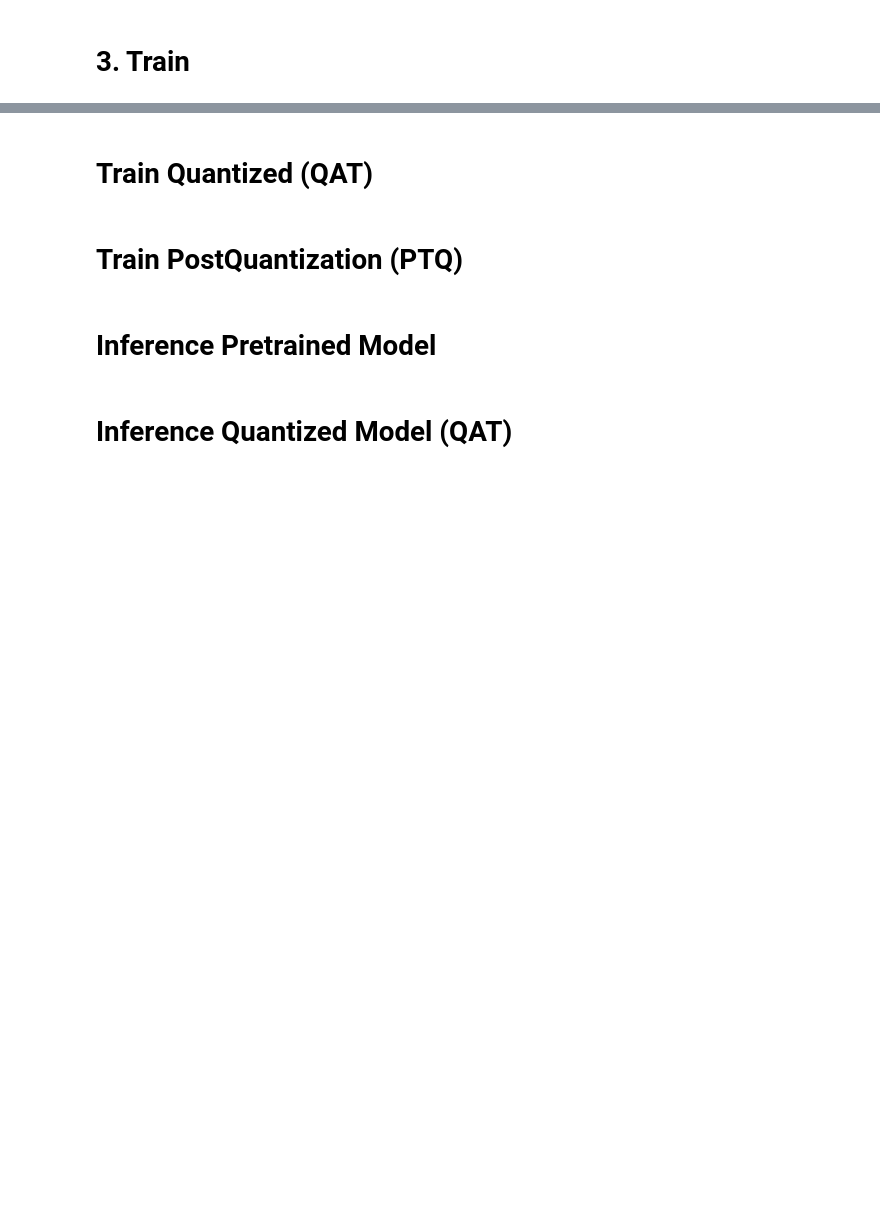
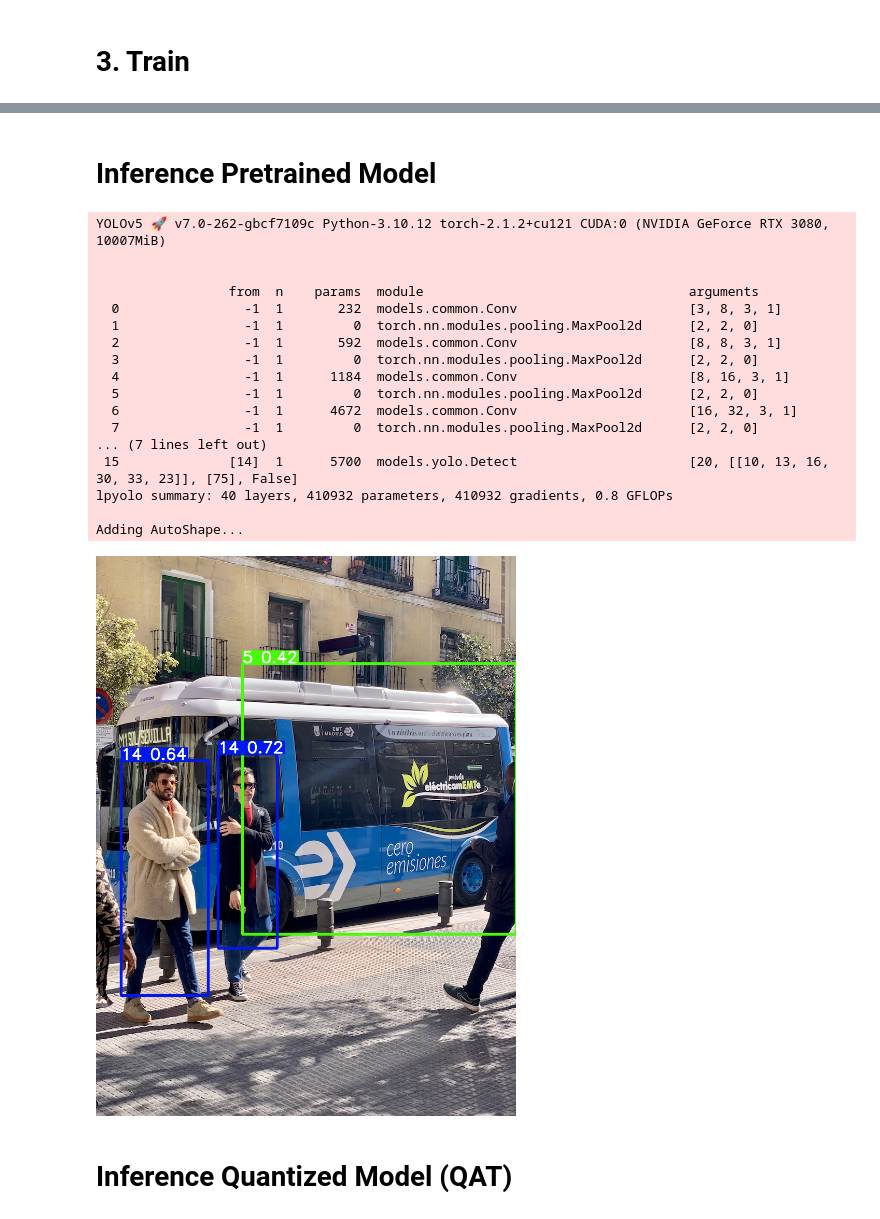
Before and after one commit to omarelhedaby/quant_yolov5, a Jupyter notebook: experiments.ipynb, the cells around one changed output, grey strips where cells are left out. Cells and saved outputs as stored; diff of their text form; code cells hidden in the pictures; blank space fills up the shorter version.

Commit message:
Full Quantization + notebook cleaning

```diff
--- a/experiments.ipynb
+++ b/experiments.ipynb
@@ -56,2 +52,0 @@ torch.save(ckpt,"experiment_models/yolov5s.pt")
-# %% [markdown]
-# Train Quantized (QAT)
@@ -61,2 +52,0 @@ torch.save(ckpt,"experiment_models/yolov5s.pt")
-# %% [markdown]
-# Train PostQuantization (PTQ)
@@ -65,18 +53,36 @@ torch.save(ckpt,"experiment_models/yolov5s.pt")
 # %% [markdown]
 # Inference Pretrained Model
 # %%
-# YOLOv5 PyTorch HUB Inference (DetectionModels only)
 import torch
 
 model_pre = torch.hub.load('.',
                        'custom',
-                       'experiment_models/yolov5s.pt',
+                       'experiment_models/lpyolo.pt',
                        source='local',
-                       classes = 80,
-                       cfg = "models/yolov5s.yaml",
+                       classes = 20,
+                       cfg = "models/lpyolo.yaml",
                        force_reload=True
                       )
 
-im = 'https://ultralytics.com/images/zidane.jpg'  # file, Path, PIL.Image, OpenCV, nparray, list
+im = 'https://ultralytics.com/images/bus.jpg'  # file, Path, PIL.Image, OpenCV, nparray, list
 results = model_pre(im)  # inference
-results.print()  # or .show(), .save(), .crop(), .pandas(), etc.
+results.show()  # or .show(), .save(), .crop(), .pandas(), etc.
+# %% [output]
+YOLOv5 🚀 v7.0-262-gbcf7109c Python-3.10.12 torch-2.1.2+cu121 CUDA:0 (NVIDIA GeForce RTX 3080, 10007MiB)
+
+
+                 from  n    params  module                                  arguments
+  0                -1  1       232  models.common.Conv                      [3, 8, 3, 1]
+  1                -1  1         0  torch.nn.modules.pooling.MaxPool2d      [2, 2, 0]
+  2                -1  1       592  models.common.Conv                      [8, 8, 3, 1]
+  3                -1  1         0  torch.nn.modules.pooling.MaxPool2d      [2, 2, 0]
+  4                -1  1      1184  models.common.Conv                      [8, 16, 3, 1]
+  5                -1  1         0  torch.nn.modules.pooling.MaxPool2d      [2, 2, 0]
+  6                -1  1      4672  models.common.Conv                      [16, 32, 3, 1]
+  7                -1  1         0  torch.nn.modules.pooling.MaxPool2d      [2, 2, 0]
+... (7 lines left out)
+ 15              [14]  1      5700  models.yolo.Detect                      [20, [[10, 13, 16, 30, 33, 23]], [75], False]
+lpyolo summary: 40 layers, 410932 parameters, 410932 gradients, 0.8 GFLOPs
+
+Adding AutoShape...
+[figure, added]
```
Also changed, not shown: parts of 41 cells of this notebook, 4 other files.
